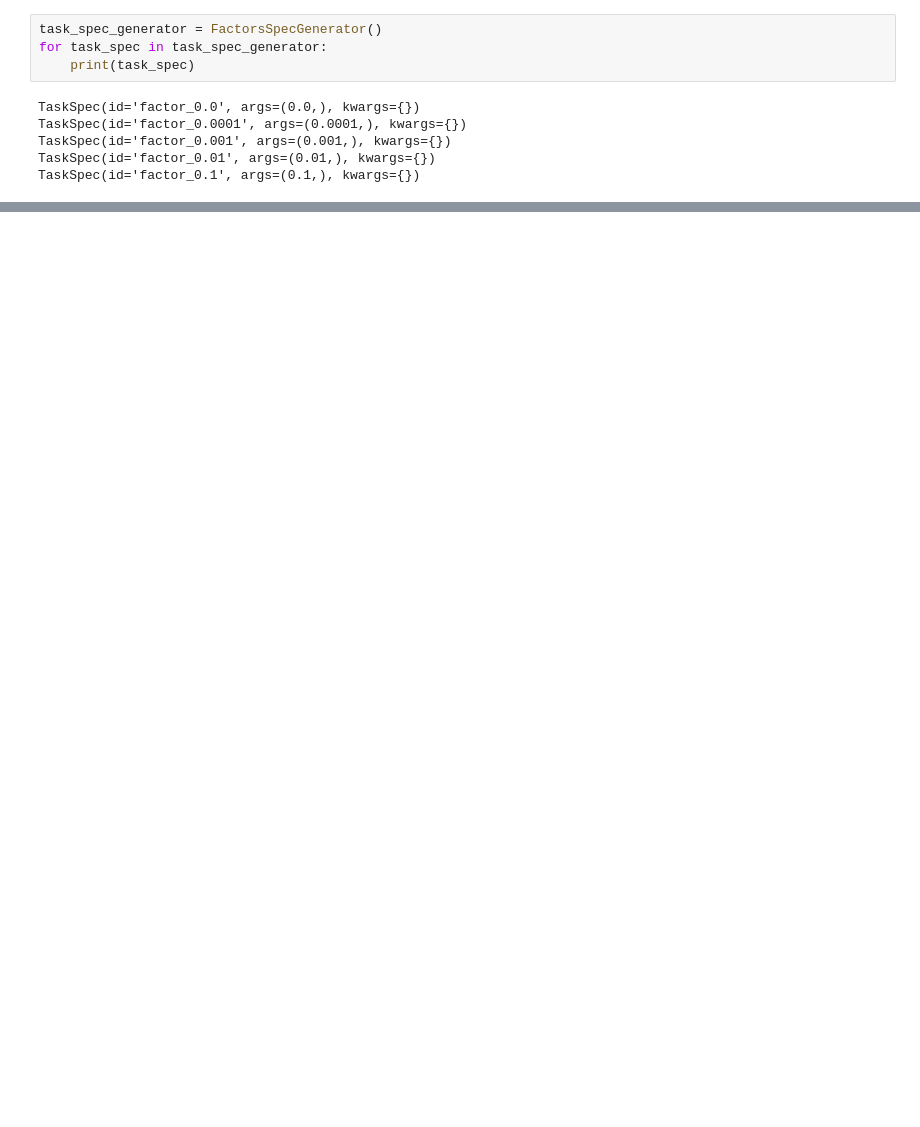
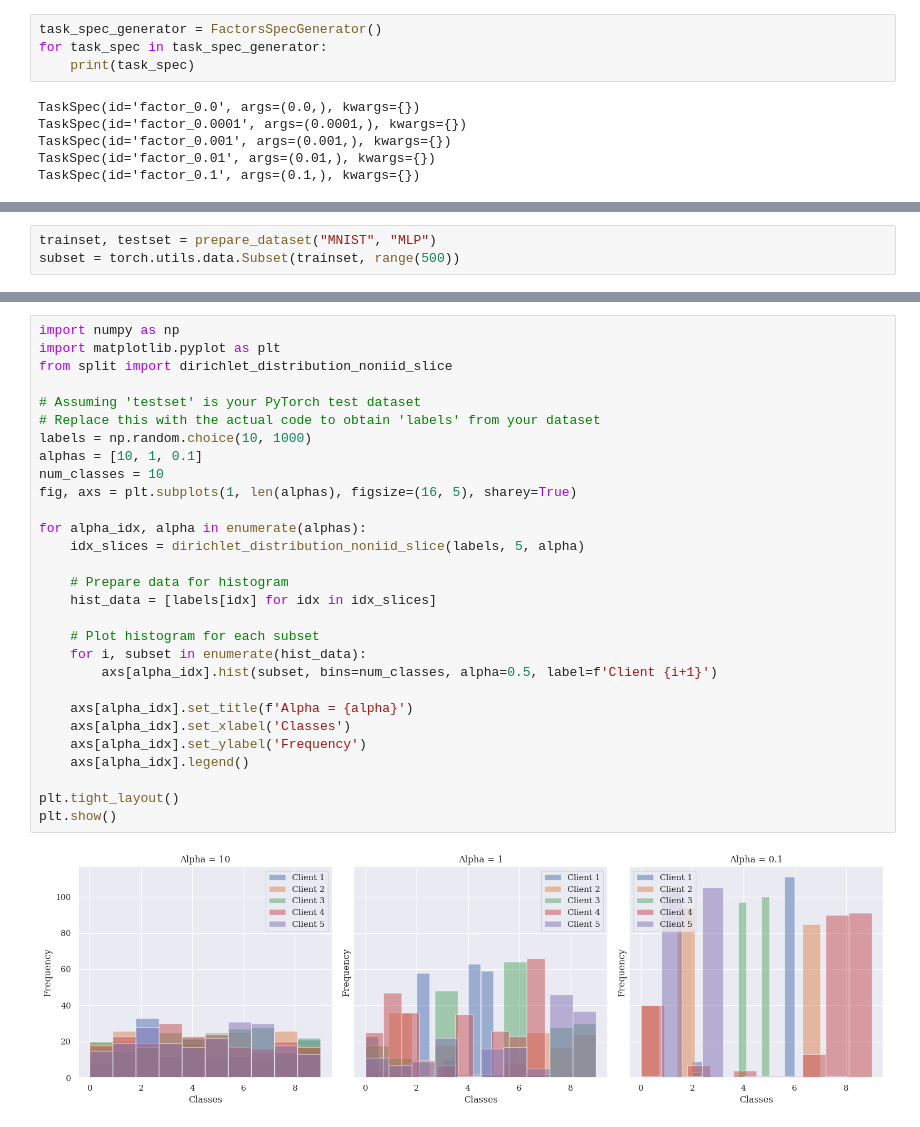
Before and after one commit to PengHongyiNTU/scaler-symmetry, a Jupyter notebook: examples.ipynb, the cells around one changed output, grey strips where cells are left out. Saved outputs shown, nothing was run; the diff lists cells and outputs as text; blank space fills up the shorter version.

```diff
--- a/examples.ipynb
+++ b/examples.ipynb
@@ -158,0 +398,3 @@ NameError: name 'WandbLogger' is not defined
+# %%
+trainset, testset = prepare_dataset("MNIST", "MLP")
+subset = torch.utils.data.Subset(trainset, range(500))
@@ -158,0 +408,31 @@ NameError: name 'WandbLogger' is not defined
+# %%
+import numpy as np
+import matplotlib.pyplot as plt
+from split import dirichlet_distribution_noniid_slice
+
+# Assuming 'testset' is your PyTorch test dataset
+# Replace this with the actual code to obtain 'labels' from your dataset
+labels = np.random.choice(10, 1000)
+alphas = [10, 1, 0.1]
+num_classes = 10
+fig, axs = plt.subplots(1, len(alphas), figsize=(16, 5), sharey=True)
+
+for alpha_idx, alpha in enumerate(alphas):
+    idx_slices = dirichlet_distribution_noniid_slice(labels, 5, alpha)
+
+    # Prepare data for histogram
+    hist_data = [labels[idx] for idx in idx_slices]
+
+    # Plot histogram for each subset
+    for i, subset in enumerate(hist_data):
+        axs[alpha_idx].hist(subset, bins=num_classes, alpha=0.5, label=f'Client {i+1}')
+
+    axs[alpha_idx].set_title(f'Alpha = {alpha}')
+    axs[alpha_idx].set_xlabel('Classes')
+    axs[alpha_idx].set_ylabel('Frequency')
+    axs[alpha_idx].legend()
+
+plt.tight_layout()
+plt.show()
+# %% [output]
+[figure, added]
```
Also changed, not shown: parts of 22 cells of this notebook, 12 other files.
